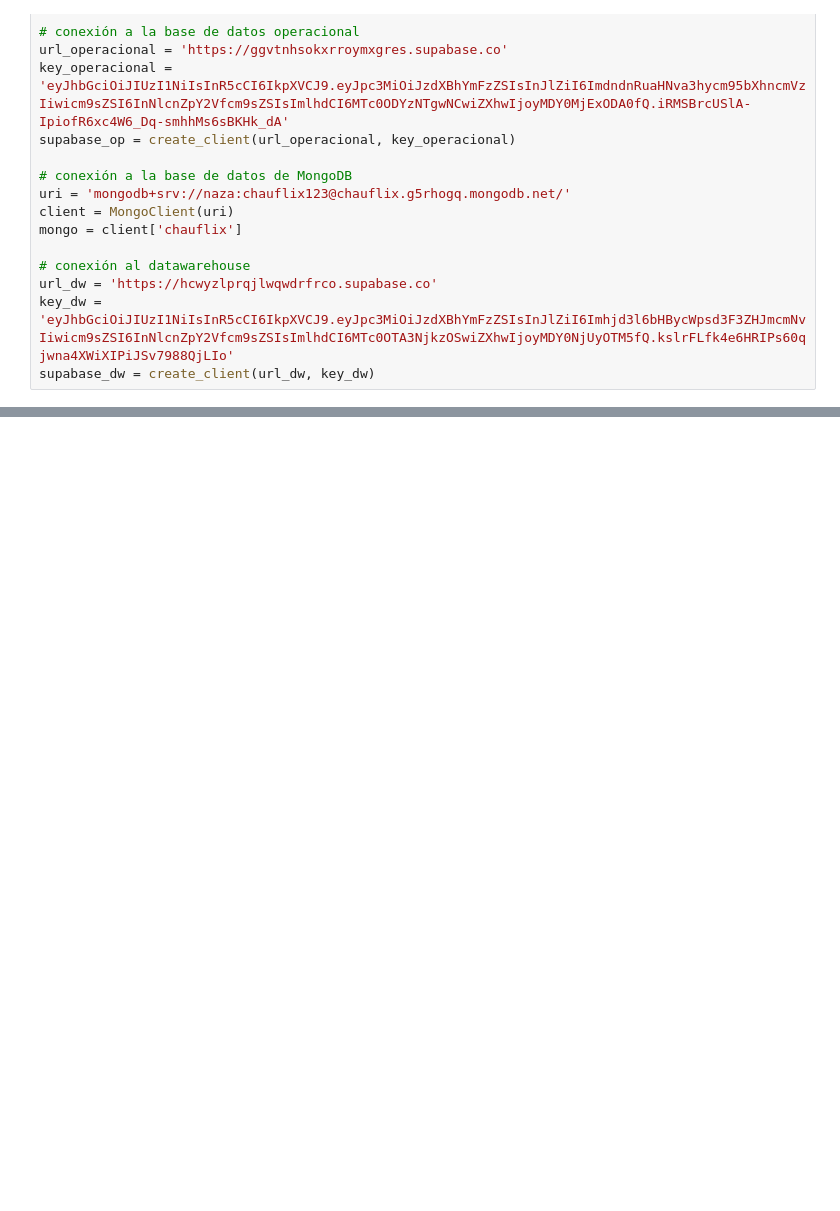
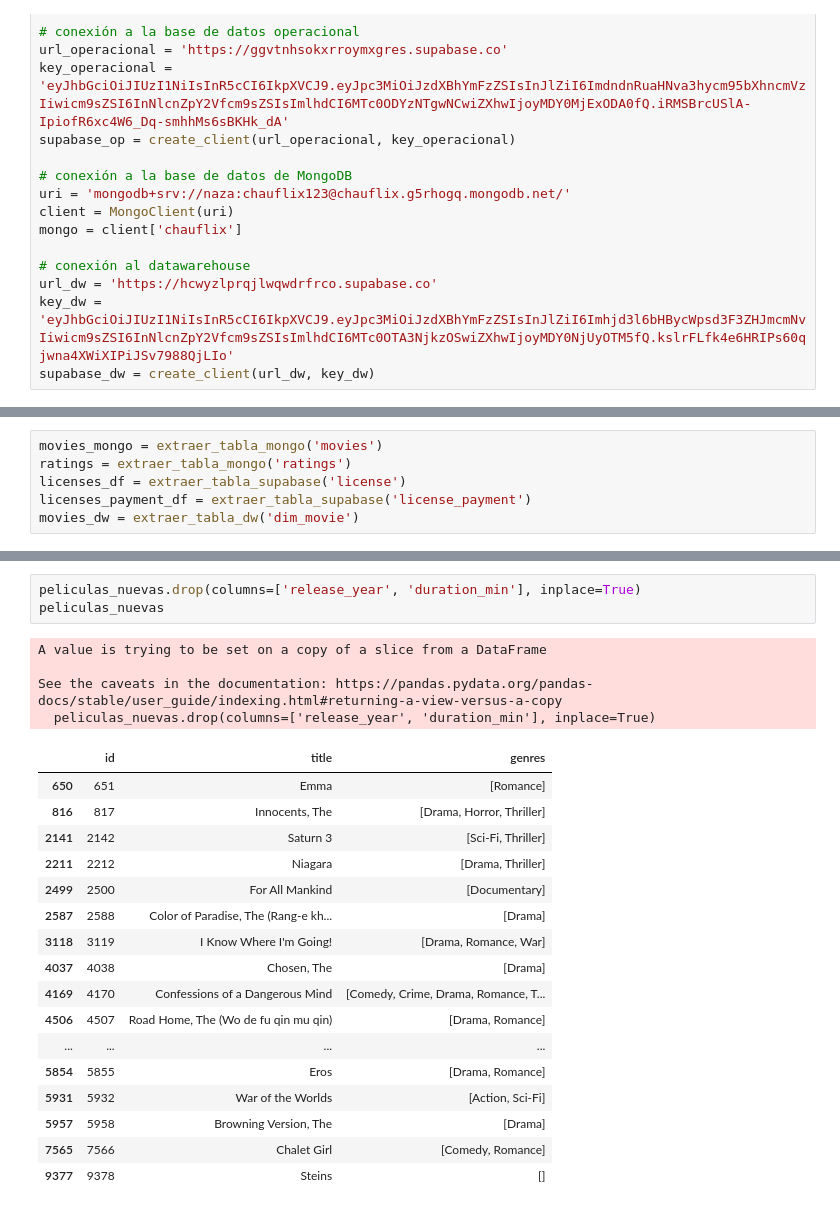
Before and after one commit to nazarenomm/Chauflix, a Jupyter notebook: etl_nueva_pelicula.ipynb, the cells around one changed output, grey strips where cells are left out. Drawn from its saved outputs; the diff is of its cells as text; blank space fills up the shorter version.

```diff
--- a/etl_nueva_pelicula.ipynb
+++ b/etl_nueva_pelicula.ipynb
@@ -64,0 +371,6 @@ pelicula = mongo['peliculas'].find_one({'id': 1})  # Cambia el ID según la pel
+# %%
+movies_mongo = extraer_tabla_mongo('movies')
+ratings = extraer_tabla_mongo('ratings')
+licenses_df = extraer_tabla_supabase('license')
+licenses_payment_df = extraer_tabla_supabase('license_payment')
+movies_dw = extraer_tabla_dw('dim_movie')
@@ -64,0 +385,25 @@ pelicula = mongo['peliculas'].find_one({'id': 1})  # Cambia el ID según la pel
+# %%
+peliculas_nuevas.drop(columns=['release_year', 'duration_min'], inplace=True)
+peliculas_nuevas
+# %% [output]
+A value is trying to be set on a copy of a slice from a DataFrame
+
+See the caveats in the documentation: https://pandas.pydata.org/pandas-docs/stable/user_guide/indexing.html#returning-a-view-versus-a-copy
+  peliculas_nuevas.drop(columns=['release_year', 'duration_min'], inplace=True)
+|  | id | title | genres |
+| 650 | 651 | Emma | [Romance] |
+| 816 | 817 | Innocents, The | [Drama, Horror, Thriller] |
+| 2141 | 2142 | Saturn 3 | [Sci-Fi, Thriller] |
+| 2211 | 2212 | Niagara | [Drama, Thriller] |
+| 2499 | 2500 | For All Mankind | [Documentary] |
+| 2587 | 2588 | Color of Paradise, The (Rang-e kh... | [Drama] |
+| 3118 | 3119 | I Know Where I'm Going! | [Drama, Romance, War] |
+| 4037 | 4038 | Chosen, The | [Drama] |
+| 4169 | 4170 | Confessions of a Dangerous Mind | [Comedy, Crime, Drama, Romance, T... |
+| 4506 | 4507 | Road Home, The (Wo de fu qin mu qin) | [Drama, Romance] |
+| ... | ... | ... | ... |
+| 5854 | 5855 | Eros | [Drama, Romance] |
+| 5931 | 5932 | War of the Worlds | [Action, Sci-Fi] |
+| 5957 | 5958 | Browning Version, The | [Drama] |
+| 7565 | 7566 | Chalet Girl | [Comedy, Romance] |
+| 9377 | 9378 | Steins | [] |
```
Also changed, not shown: parts of 11 cells of this notebook.
